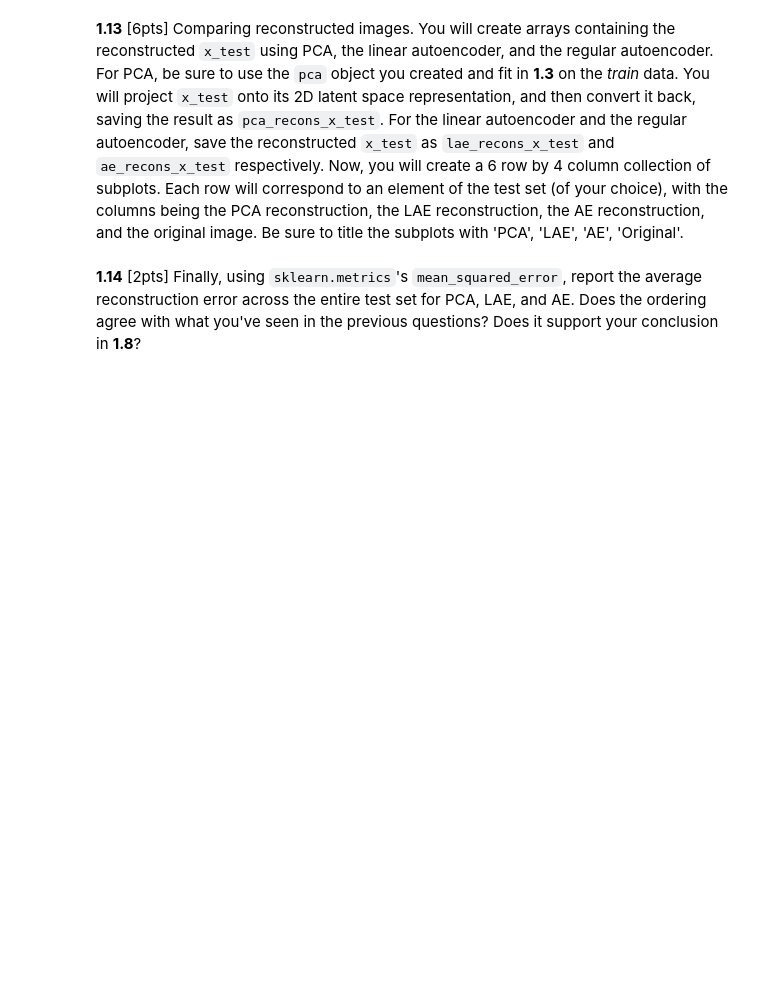
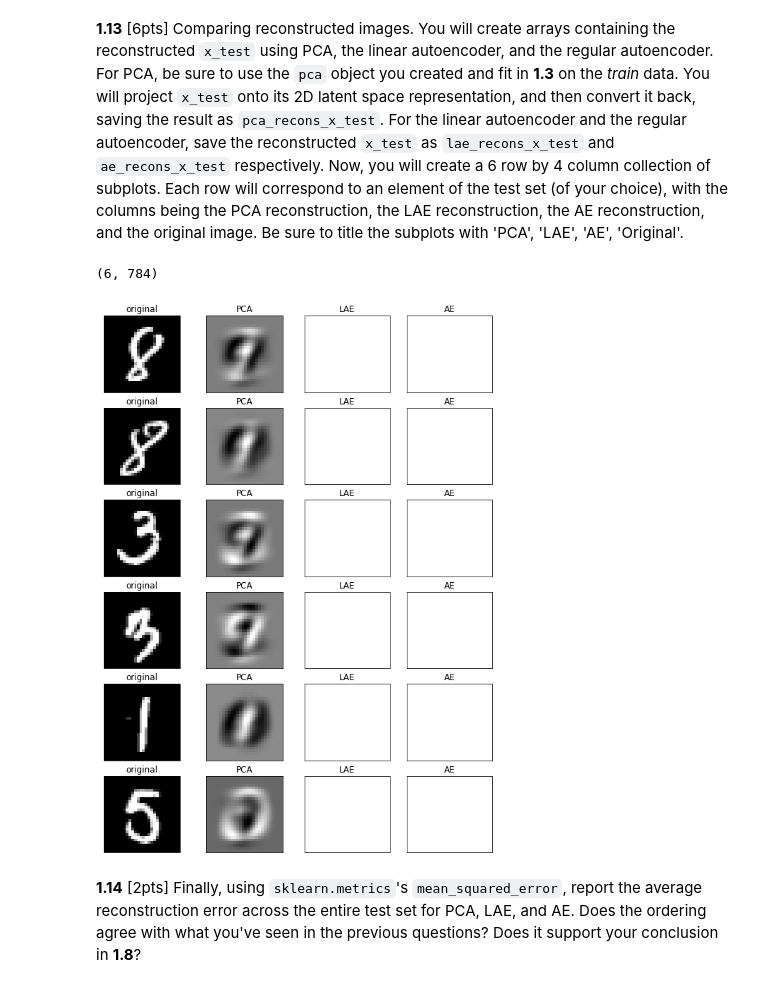
Before and after one commit to jackxxu/2020-CS109B, a Jupyter notebook: content/homeworks/hw05/notebook/cs109b-hw5-students.ipynb, the cells around one changed output. Drawn from its saved outputs; the diff is of its cells as text; code cells hidden in the pictures; blank space fills up the shorter version.

```diff
--- a/content/homeworks/hw05/notebook/cs109b-hw5-students.ipynb
+++ b/content/homeworks/hw05/notebook/cs109b-hw5-students.ipynb
@@ -376,3 +374,33 @@ I notice that multi-layer linear's model separates the points much better than t
+# %%
+# your code here
+
+n_samples = 6
+rand_indx = np.random.randint(X_train.shape[0], size = n_samples)
+images = X_train[rand_indx]
+pca_images = pca.components_.transpose().dot(pca_latent_train[rand_indx].transpose()).transpose()
+lae_image = lae.predict(X_train_flat)[rand_indx]
+print(lae_image.shape)
+
+# print(pca.components_.dot(pca_images) )
+# print(images[0])
+f, ax = plt.subplots(n_samples, 4, figsize=(10,14))
+
+for i in range(n_samples):
+    for j in range(4):
+        ax[i, j].set_xticks([])
+        ax[i, j].set_yticks([])
+
+    ax[i, 0].set_title('original')
+    ax[i, 0].imshow(images[i], cmap='gray');
+    ax[i, 1].set_title('PCA')
+    ax[i, 1].imshow(pca_images[i].reshape(28, 28), cmap='gray');
+    ax[i, 2].set_title('LAE')
+#     ax[i, 2].imshow(encoder_preds[i].reshape(28, 28), cmap='gray');
+
+    ax[i, 3].set_title('AE')
+# %% [output]
+(6, 784)
+[figure, added]
 # %%
 # your code here
 # %% [markdown]
```
Also changed, not shown: parts of 2 cells of this notebook.
